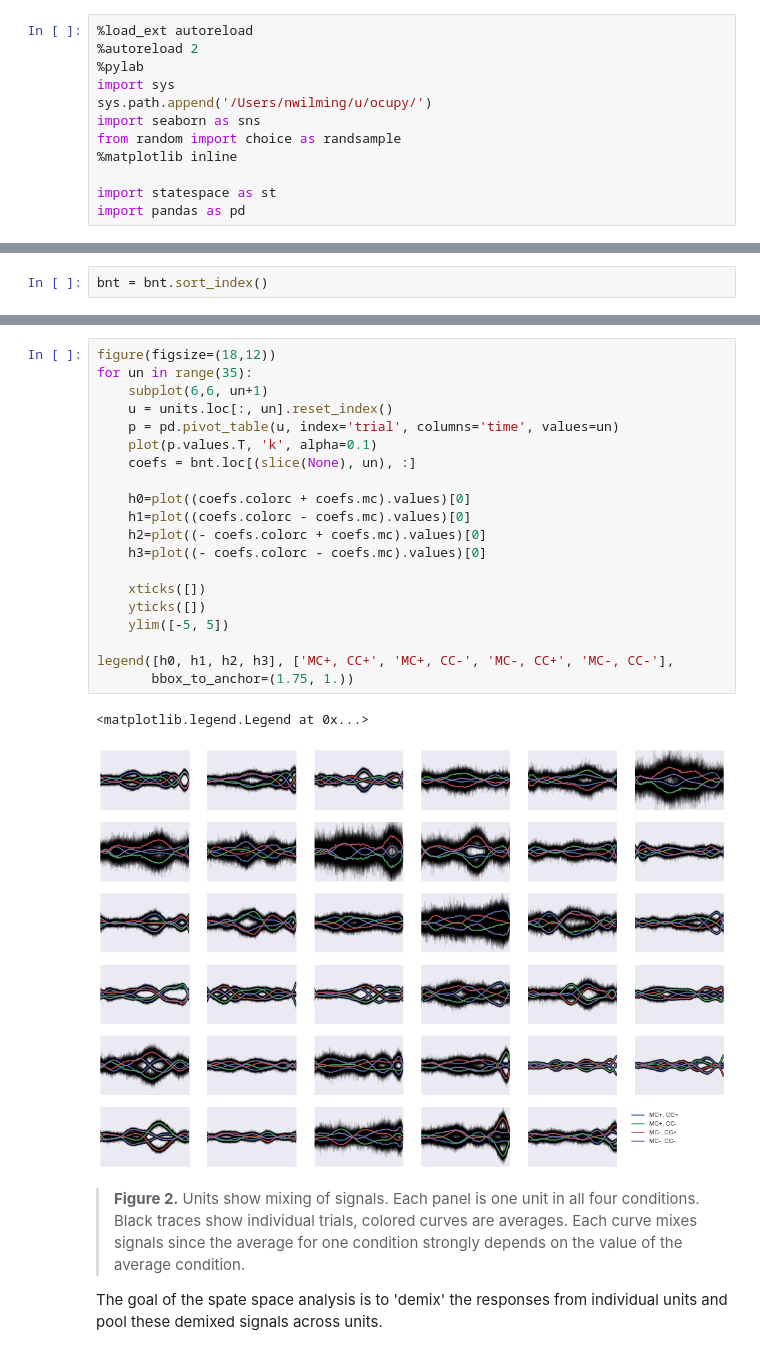
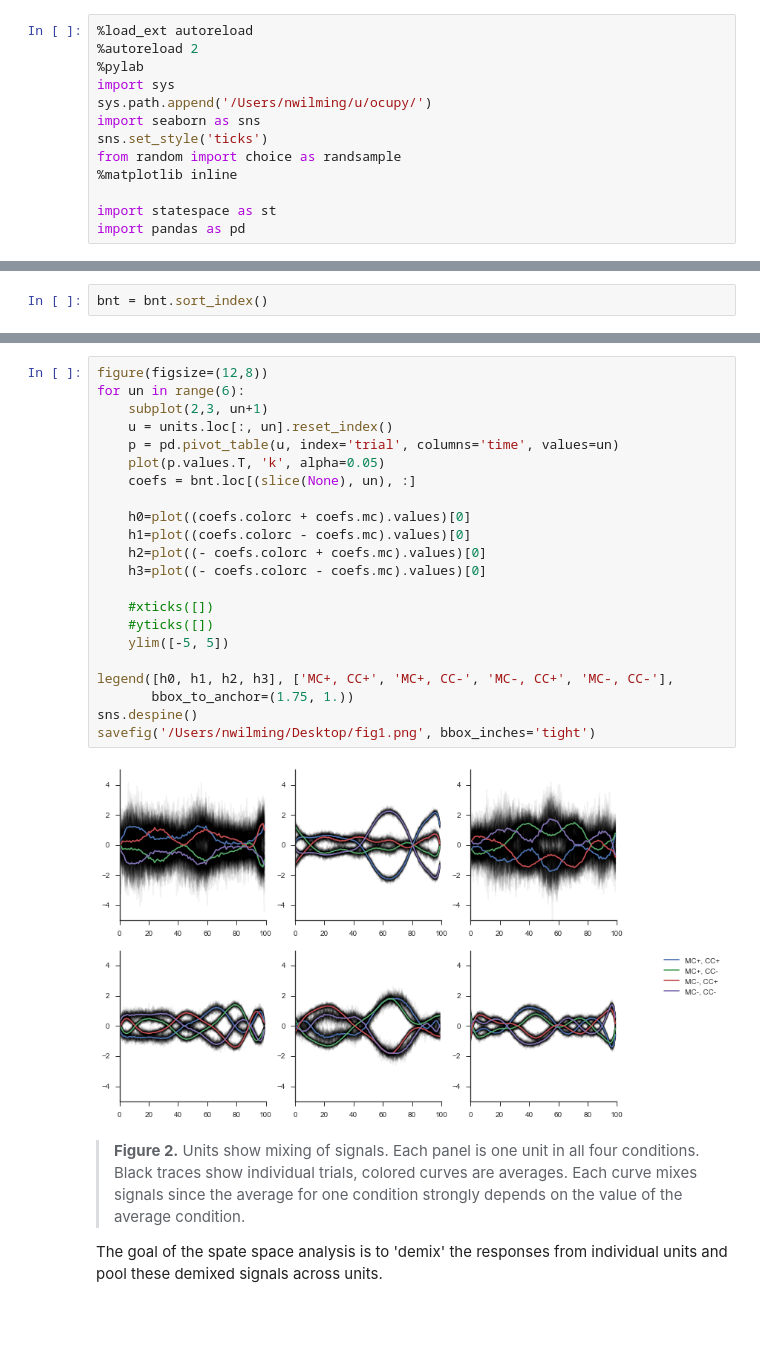
Before and after one commit to nwilming/statespace, a Jupyter notebook: State space analysis.ipynb, the cells around one changed output, grey strips where cells are left out. Cells and saved outputs as stored; diff of their text form; blank space fills up the shorter version.

```diff
--- a/State space analysis.ipynb
+++ b/State space analysis.ipynb
@@ -5,6 +5,7 @@
 import sys
 sys.path.append('/Users/nwilming/u/ocupy/')
 import seaborn as sns
+sns.set_style('ticks')
 from random import choice as randsample
 %matplotlib inline
 
@@ -174,27 +174,28 @@ units.head()
 5 rows × 55 columns
 # %%
-figure(figsize=(18,12))
-for un in range(35):
-    subplot(6,6, un+1)
+figure(figsize=(12,8))
+for un in range(6):
+    subplot(2,3, un+1)
     u = units.loc[:, un].reset_index()
     p = pd.pivot_table(u, index='trial', columns='time', values=un)
-    plot(p.values.T, 'k', alpha=0.1)
+    plot(p.values.T, 'k', alpha=0.05)
     coefs = bnt.loc[(slice(None), un), :]
 
     h0=plot((coefs.colorc + coefs.mc).values)[0]
     h1=plot((coefs.colorc - coefs.mc).values)[0]
     h2=plot((- coefs.colorc + coefs.mc).values)[0]
     h3=plot((- coefs.colorc - coefs.mc).values)[0]
 
-    xticks([])
-    yticks([])
+    #xticks([])
+    #yticks([])
     ylim([-5, 5])
 
 legend([h0, h1, h2, h3], ['MC+, CC+', 'MC+, CC-', 'MC-, CC+', 'MC-, CC-'],
        bbox_to_anchor=(1.75, 1.))
+sns.despine()
+savefig('/Users/nwilming/Desktop/fig1.png', bbox_inches='tight')
 # %% [output]
-<matplotlib.legend.Legend at 0x...>
-[figure, old version]
+[figure, new version]
 # %% [markdown]
 > **Figure 2.** Units show mixing of signals. Each panel is one unit in all four conditions. Black traces show individual trials, colored curves are averages. Each curve mixes signals since the average for one condition strongly depends on the value of the average condition.
 
```
Also changed, not shown: parts of 21 cells of this notebook, 5 other files.
